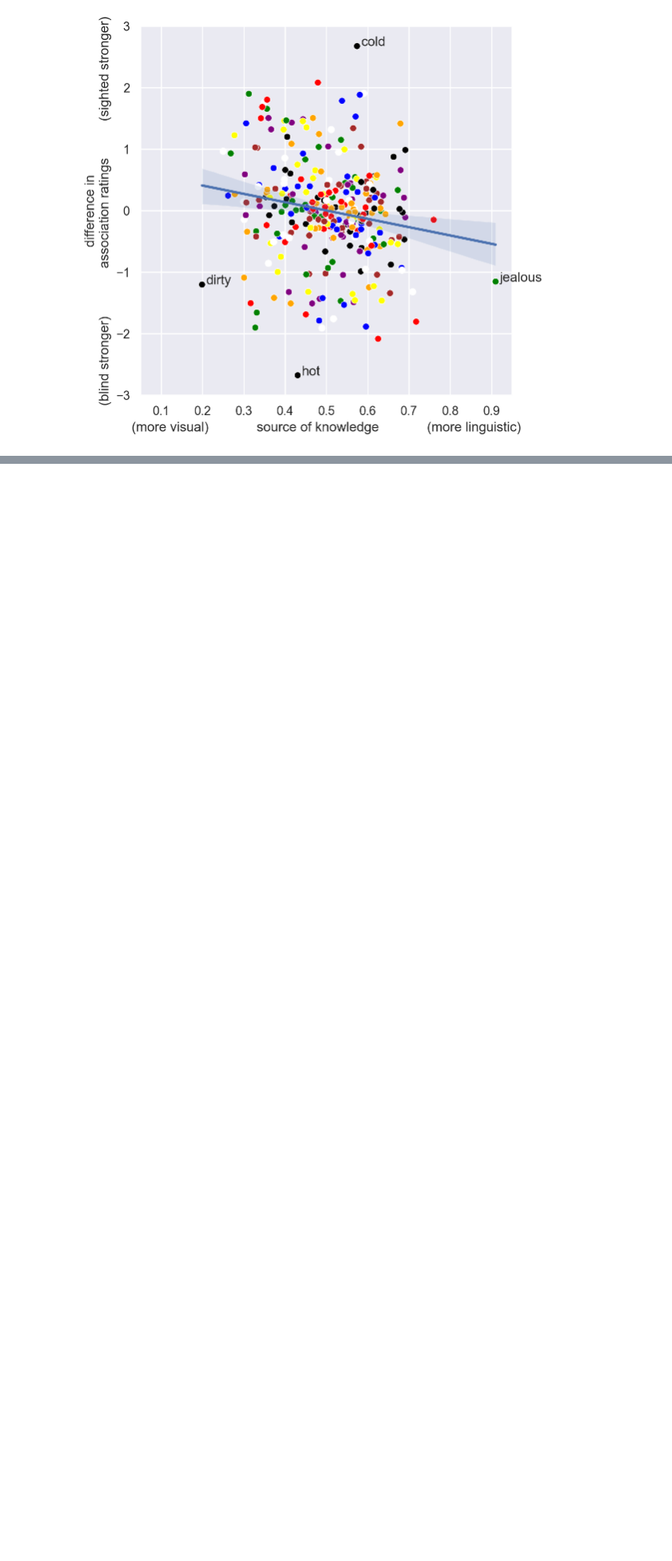
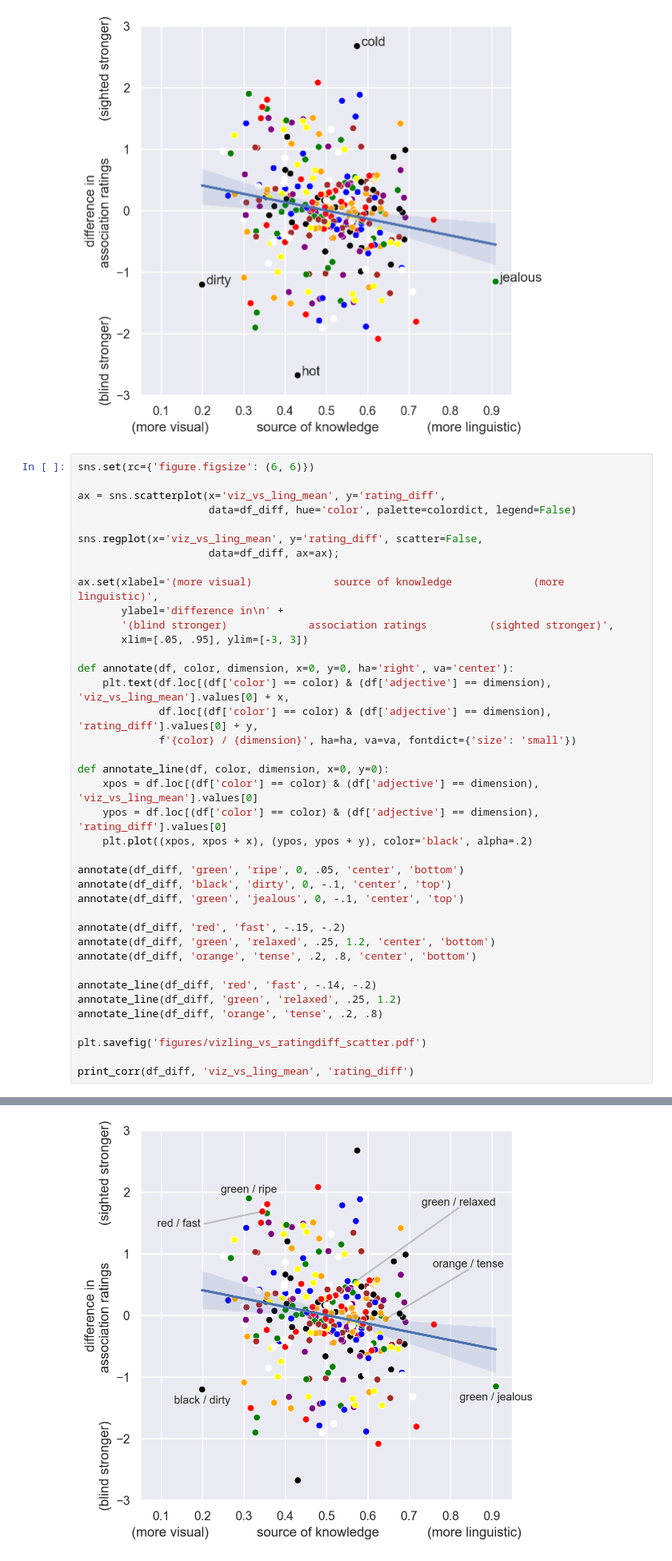
Before and after one commit to jvparidon/color-associations, a Jupyter notebook: visual_vs_linguistic_ratings.ipynb, the cells around one changed output, grey strips where cells are left out. Shown at 80% size. Cells and saved outputs as stored; diff of their text form; blank space fills up the shorter version.

```diff
--- a/visual_vs_linguistic_ratings.ipynb
+++ b/visual_vs_linguistic_ratings.ipynb
@@ -231,3 +245,43 @@ print_corr(df_diff, 'viz_vs_ling_mean', 'rating_diff')
 # %% [output]
 r(viz_vs_ling_mean, rating_diff) = -0.18 (p = 0.002)
 [figure]
+# %%
+sns.set(rc={'figure.figsize': (6, 6)})
+
+ax = sns.scatterplot(x='viz_vs_ling_mean', y='rating_diff',
+                     data=df_diff, hue='color', palette=colordict, legend=False)
+
+sns.regplot(x='viz_vs_ling_mean', y='rating_diff', scatter=False,
+                     data=df_diff, ax=ax);
+
+ax.set(xlabel='(more visual)             source of knowledge             (more linguistic)',
+       ylabel='difference in\n' +
+       '(blind stronger)             association ratings          (sighted stronger)',
+       xlim=[.05, .95], ylim=[-3, 3])
+
+def annotate(df, color, dimension, x=0, y=0, ha='right', va='center'):
+    plt.text(df.loc[(df['color'] == color) & (df['adjective'] == dimension), 'viz_vs_ling_mean'].values[0] + x,
+             df.loc[(df['color'] == color) & (df['adjective'] == dimension), 'rating_diff'].values[0] + y,
+             f'{color} / {dimension}', ha=ha, va=va, fontdict={'size': 'small'})
+
+def annotate_line(df, color, dimension, x=0, y=0):
+    xpos = df.loc[(df['color'] == color) & (df['adjective'] == dimension), 'viz_vs_ling_mean'].values[0]
+    ypos = df.loc[(df['color'] == color) & (df['adjective'] == dimension), 'rating_diff'].values[0]
+    plt.plot((xpos, xpos + x), (ypos, ypos + y), color='black', alpha=.2)
+
+annotate(df_diff, 'green', 'ripe', 0, .05, 'center', 'bottom')
+annotate(df_diff, 'black', 'dirty', 0, -.1, 'center', 'top')
+annotate(df_diff, 'green', 'jealous', 0, -.1, 'center', 'top')
+
+annotate(df_diff, 'red', 'fast', -.15, -.2)
+annotate(df_diff, 'green', 'relaxed', .25, 1.2, 'center', 'bottom')
+annotate(df_diff, 'orange', 'tense', .2, .8, 'center', 'bottom')
+
+annotate_line(df_diff, 'red', 'fast', -.14, -.2)
+annotate_line(df_diff, 'green', 'relaxed', .25, 1.2)
+annotate_line(df_diff, 'orange', 'tense', .2, .8)
+
+plt.savefig('figures/vizling_vs_ratingdiff_scatter.pdf')
+
+print_corr(df_diff, 'viz_vs_ling_mean', 'rating_diff')
+# %% [output]
@@ -234,2 +289,3 @@ r(viz_vs_ling_mean, rating_diff) = -0.18 (p = 0.002)
+[figure, added]
 # %% [markdown]
 #### Neither vs. both and rating difference between blind and sighted
```
Also changed, not shown: parts of 14 cells of this notebook, 24 other files.
